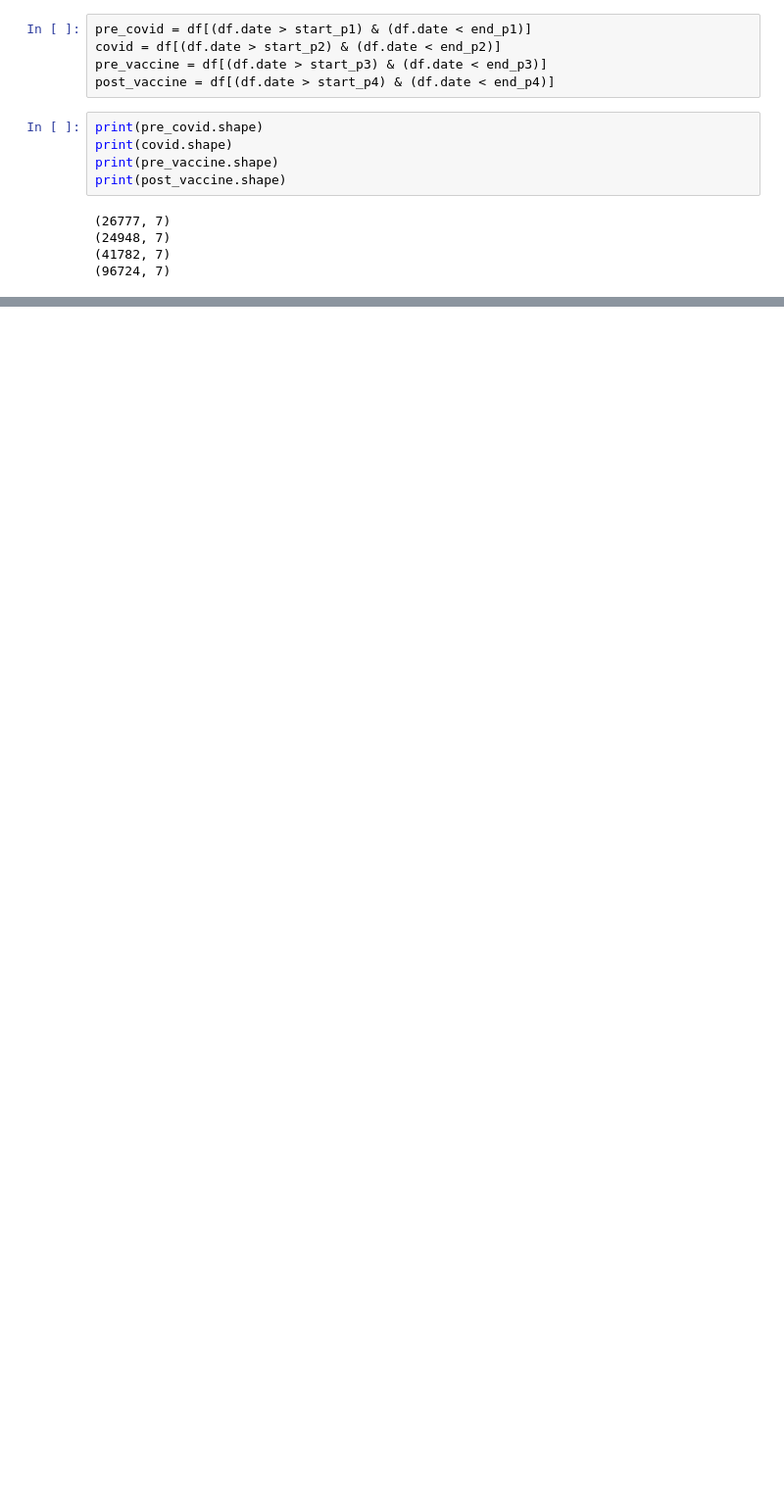
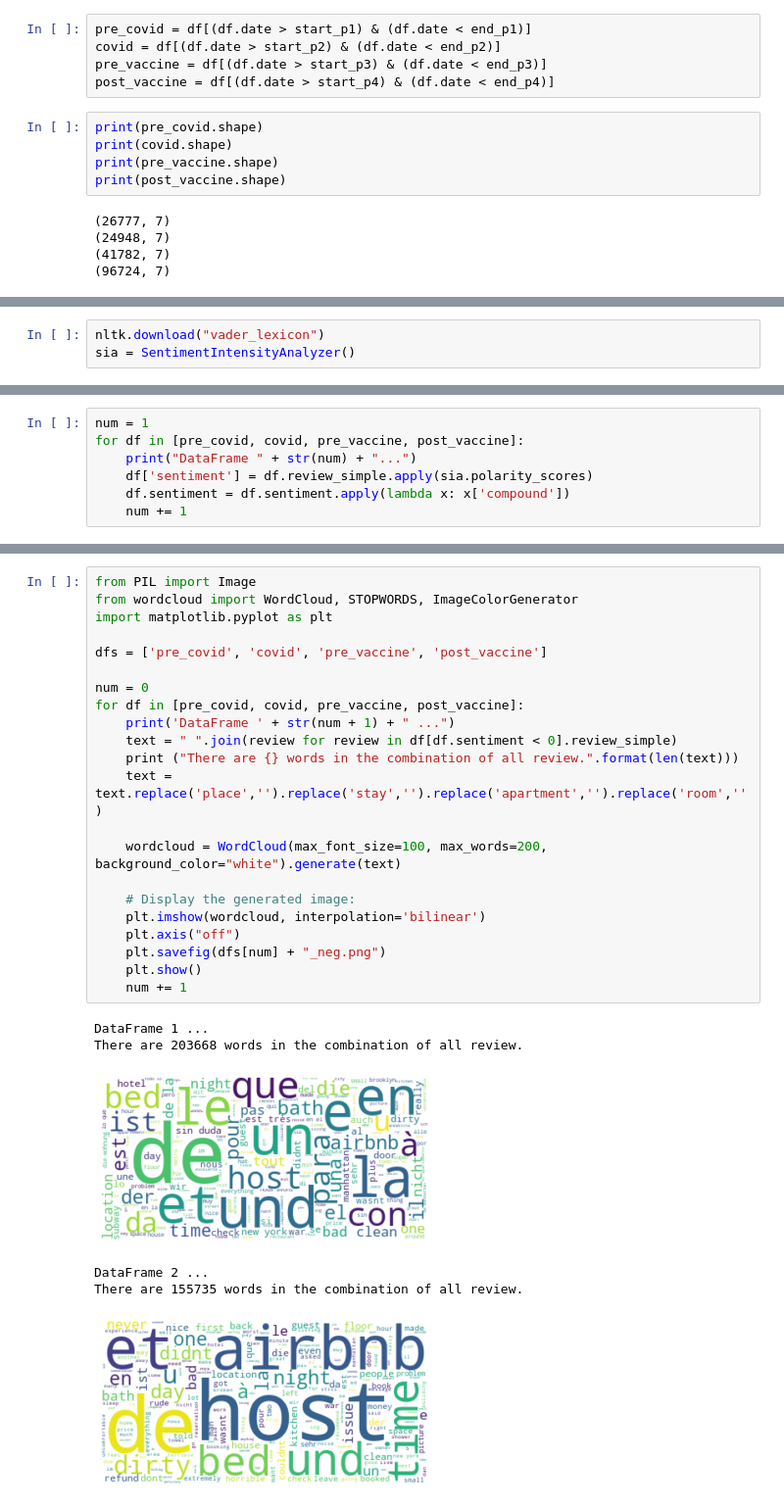
Before and after one commit to ryan-egbert/itpm_group_proj, a Jupyter notebook: split_phases.ipynb, the cells around one changed output, grey strips where cells are left out. Shown at 98% size. Saved outputs shown, nothing was run; the diff lists cells and outputs as text; blank space fills up the shorter version.

Commit message:
Added wordclouds

```diff
--- a/split_phases.ipynb
+++ b/split_phases.ipynb
@@ -157,0 +160,3 @@ df.head()
+# %%
+nltk.download("vader_lexicon")
+sia = SentimentIntensityAnalyzer()
@@ -157,0 +166,7 @@ df.head()
+# %%
+num = 1
+for df in [pre_covid, covid, pre_vaccine, post_vaccine]:
+    print("DataFrame " + str(num) + "...")
+    df['sentiment'] = df.review_simple.apply(sia.polarity_scores)
+    df.sentiment = df.sentiment.apply(lambda x: x['compound'])
+    num += 1
@@ -157,0 +187,29 @@ df.head()
+# %%
+from PIL import Image
+from wordcloud import WordCloud, STOPWORDS, ImageColorGenerator
+import matplotlib.pyplot as plt
+
+dfs = ['pre_covid', 'covid', 'pre_vaccine', 'post_vaccine']
+
+num = 0
+for df in [pre_covid, covid, pre_vaccine, post_vaccine]:
+    print('DataFrame ' + str(num + 1) + " ...")
+    text = " ".join(review for review in df[df.sentiment < 0].review_simple)
+    print ("There are {} words in the combination of all review.".format(len(text)))
+    text = text.replace('place','').replace('stay','').replace('apartment','').replace('room','')
+
+    wordcloud = WordCloud(max_font_size=100, max_words=200, background_color="white").generate(text)
+
+    # Display the generated image:
+    plt.imshow(wordcloud, interpolation='bilinear')
+    plt.axis("off")
+    plt.savefig(dfs[num] + "_neg.png")
+    plt.show()
+    num += 1
+# %% [output]
+DataFrame 1 ...
+There are 203668 words in the combination of all review.
+[figure, added]
+DataFrame 2 ...
+There are 155735 words in the combination of all review.
+[figure, added]
```
Also changed, not shown: parts of 7 cells of this notebook, 30 other files.
